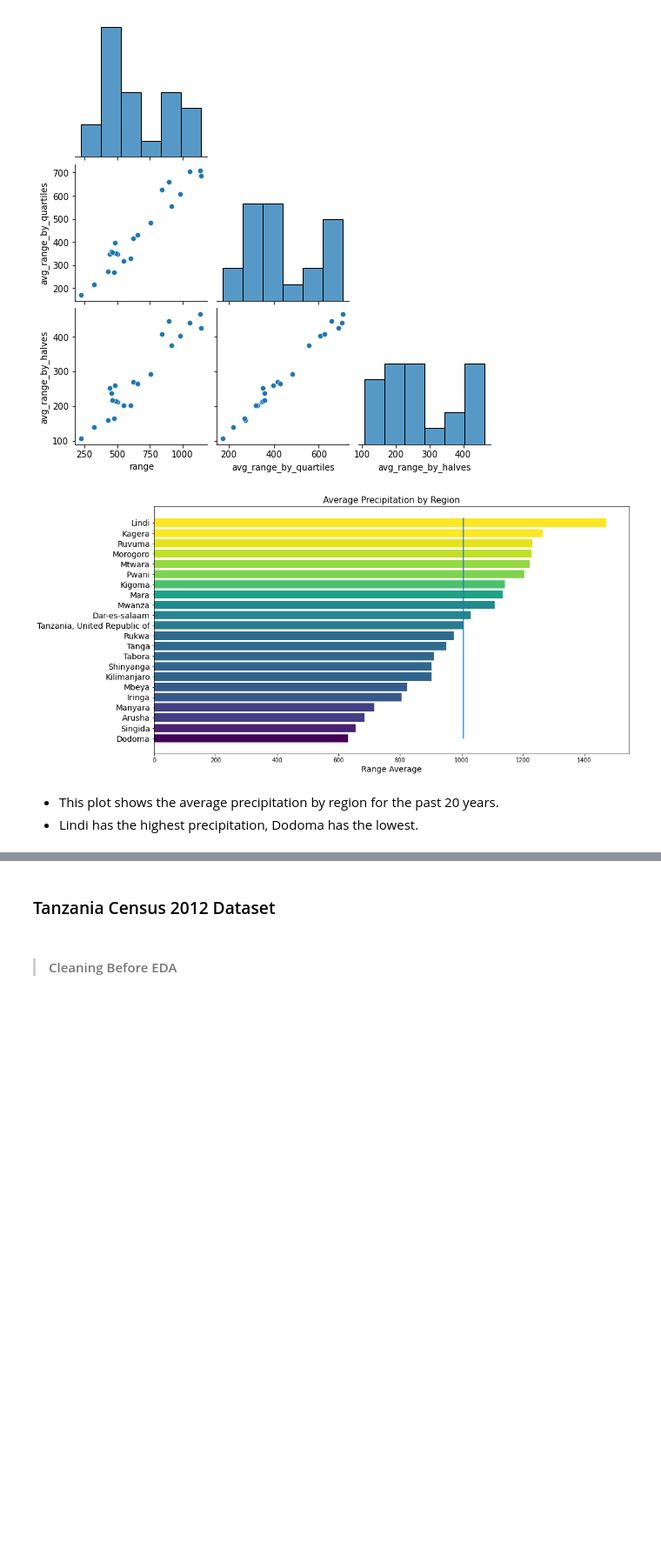
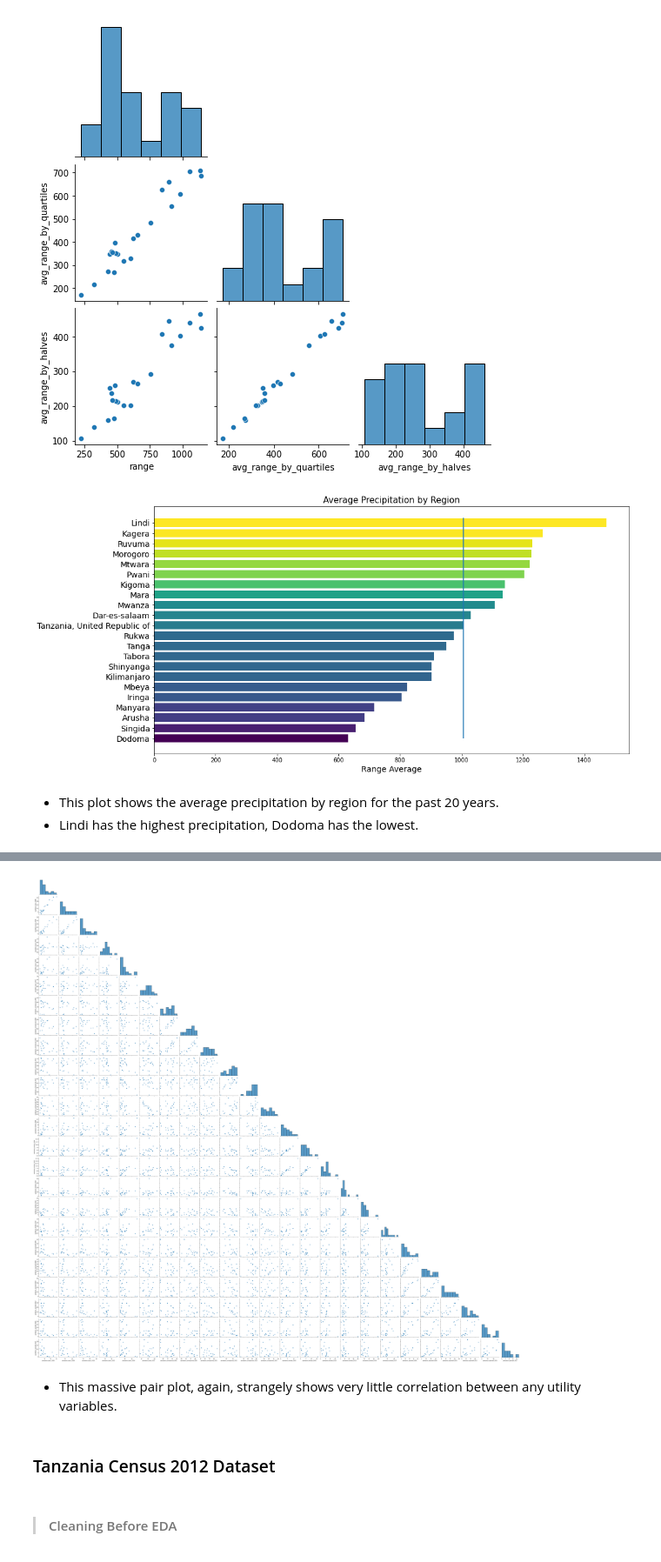
Before and after one commit to kalebts/Tanzania-Group-Project, a Jupyter notebook: code/01_Data Cleaning_EDA_1.ipynb, the cells around one changed output, grey strips where cells are left out. Shown at 87% size. Cells and saved outputs as stored; diff of their text form; code cells hidden in the pictures; blank space fills up the shorter version.

```diff
--- a/code/01_Data Cleaning_EDA_1.ipynb
+++ b/code/01_Data Cleaning_EDA_1.ipynb
@@ -411,0 +782,29 @@ plt.savefig('./visualizations_sb/precip_region_avg.png', transparent=True, bbox_
+# %%
+new_uni_df_sanitation_pre = pd.DataFrame()
+new_uni_df_sanitation_pre['Region'] = uni_df_sanitation.loc[(uni_df_sanitation['Service level'] == 'At least basic') &  (uni_df_sanitation['Year'] == 2005)]['Region']
+new_uni_df_sanitation_pre['sanitation_basic_2005'] = list(uni_df_sanitation.loc[(uni_df_sanitation['Service level'] == 'At least basic') &  (uni_df_sanitation['Year'] == 2005)]['Coverage'])
+new_uni_df_sanitation_pre['sanitation_basic_2008'] = list(uni_df_sanitation.loc[(uni_df_sanitation['Service level'] == 'At least basic') &  (uni_df_sanitation['Year'] == 2008)]['Coverage'])
+new_uni_df_sanitation_pre['sanitation_basic_2010'] = list(uni_df_sanitation.loc[(uni_df_sanitation['Service level'] == 'At least basic') &  (uni_df_sanitation['Year'] == 2010)]['Coverage'])
+new_uni_df_sanitation_pre['sanitation_basic_2012'] = list(uni_df_sanitation.loc[(uni_df_sanitation['Service level'] == 'At least basic') &  (uni_df_sanitation['Year'] == 2012)]['Coverage'])
+new_uni_df_sanitation_pre['sanitation_basic_2016'] = list(uni_df_sanitation.loc[(uni_df_sanitation['Service level'] == 'At least basic') &  (uni_df_sanitation['Year'] == 2016)]['Coverage'])
+new_uni_df_sanitation_pre['sanitation_basic_2017'] = list(uni_df_sanitation.loc[(uni_df_sanitation['Service level'] == 'At least basic') &  (uni_df_sanitation['Year'] == 2017)]['Coverage'])
+new_uni_df_sanitation_pre['sanitation_unimproved_2005'] = list(uni_df_sanitation.loc[(uni_df_sanitation['Service level'] == 'Unimproved') &  (uni_df_sanitation['Year'] == 2005)]['Coverage'])
+new_uni_df_sanitation_pre['sanitation_unimproved_2008'] = list(uni_df_sanitation.loc[(uni_df_sanitation['Service level'] == 'Unimproved') &  (uni_df_sanitation['Year'] == 2008)]['Coverage'])
+new_uni_df_sanitation_pre['sanitation_unimproved_2010'] = list(uni_df_sanitation.loc[(uni_df_sanitation['Service level'] == 'Unimproved') &  (uni_df_sanitation['Year'] == 2010)]['Coverage'])
+new_uni_df_sanitation_pre['sanitation_unimproved_2012'] = list(uni_df_sanitation.loc[(uni_df_sanitation['Service level'] == 'Unimproved') &  (uni_df_sanitation['Year'] == 2012)]['Coverage'])
+new_uni_df_sanitation_pre['sanitation_unimproved_2016'] = list(uni_df_sanitation.loc[(uni_df_sanitation['Service level'] == 'Unimproved') &  (uni_df_sanitation['Year'] == 2016)]['Coverage'])
+new_uni_df_sanitation_pre['sanitation_unimproved_2017'] = list(uni_df_sanitation.loc[(uni_df_sanitation['Service level'] == 'Unimproved') &  (uni_df_sanitation['Year'] == 2017)]['Coverage'])
+new_uni_df_sanitation_pre['sanitation_limited_2005'] = list(uni_df_sanitation.loc[(uni_df_sanitation['Service level'] == 'Limited service') &  (uni_df_sanitation['Year'] == 2005)]['Coverage'])
+new_uni_df_sanitation_pre['sanitation_limited_2008'] = list(uni_df_sanitation.loc[(uni_df_sanitation['Service level'] == 'Limited service') &  (uni_df_sanitation['Year'] == 2008)]['Coverage'])
+new_uni_df_sanitation_pre['sanitation_limited_2010'] = list(uni_df_sanitation.loc[(uni_df_sanitation['Service level'] == 'Limited service') &  (uni_df_sanitation['Year'] == 2010)]['Coverage'])
+new_uni_df_sanitation_pre['sanitation_limited_2012'] = list(uni_df_sanitation.loc[(uni_df_sanitation['Service level'] == 'Limited service') &  (uni_df_sanitation['Year'] == 2012)]['Coverage'])
+new_uni_df_sanitation_pre['sanitation_limited_2016'] = list(uni_df_sanitation.loc[(uni_df_sanitation['Service level'] == 'Limited service') &  (uni_df_sanitation['Year'] == 2016)]['Coverage'])
+new_uni_df_sanitation_pre['sanitation_limited_2017'] = list(uni_df_sanitation.loc[(uni_df_sanitation['Service level'] == 'Limited service') &  (uni_df_sanitation['Year'] == 2017)]['Coverage'])
+new_uni_df_sanitation_pre['sanitation_opendef_2005'] = list(uni_df_sanitation.loc[(uni_df_sanitation['Service level'] == 'Open defecation') &  (uni_df_sanitation['Year'] == 2005)]['Coverage'])
+new_uni_df_sanitation_pre['sanitation_opendef_2008'] = list(uni_df_sanitation.loc[(uni_df_sanitation['Service level'] == 'Open defecation') &  (uni_df_sanitation['Year'] == 2008)]['Coverage'])
+new_uni_df_sanitation_pre['sanitation_opendef_2010'] = list(uni_df_sanitation.loc[(uni_df_sanitation['Service level'] == 'Open defecation') &  (uni_df_sanitation['Year'] == 2010)]['Coverage'])
+new_uni_df_sanitation_pre['sanitation_opendef_2012'] = list(uni_df_sanitation.loc[(uni_df_sanitation['Service level'] == 'Open defecation') &  (uni_df_sanitation['Year'] == 2012)]['Coverage'])
+new_uni_df_sanitation_pre['sanitation_opendef_2016'] = list(uni_df_sanitation.loc[(uni_df_sanitation['Service level'] == 'Open defecation') &  (uni_df_sanitation['Year'] == 2016)]['Coverage'])
+new_uni_df_sanitation_pre['sanitation_opendef_2017'] = list(uni_df_sanitation.loc[(uni_df_sanitation['Service level'] == 'Open defecation') &  (uni_df_sanitation['Year'] == 2017)]['Coverage'])
+new_uni_df_sanitation_pre.to_csv('./cleaned_data_sb/sanitation_utility_level.csv')
+new_uni_df_sanitation_pre
@@ -412,3 +830,9 @@ plt.savefig('./visualizations_sb/precip_region_avg.png', transparent=True, bbox_
+# %%
+sns.pairplot(new_uni_df_sanitation_pre, corner=True);
+# %% [output]
+[figure, added]
+# %% [markdown]
+- This massive pair plot, again, strangely shows very little correlation between any utility variables.
 # %% [markdown]
 ###  Tanzania Census 2012 Dataset
 # %% [markdown]
```
Also changed, not shown: parts of 44 cells of this notebook, 18 other files.
